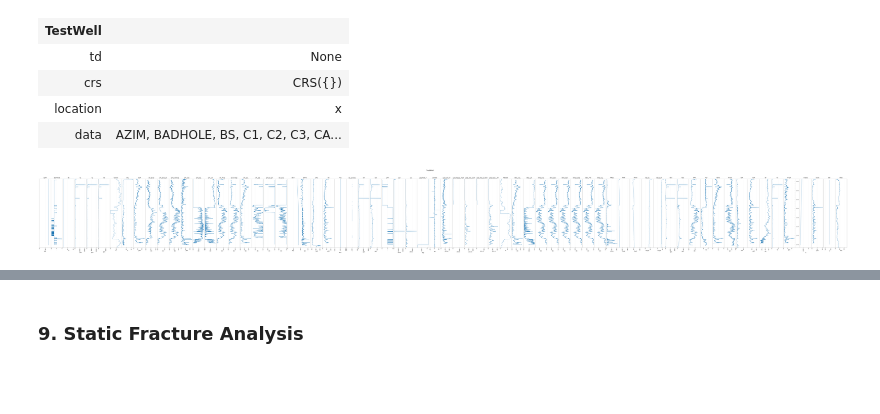
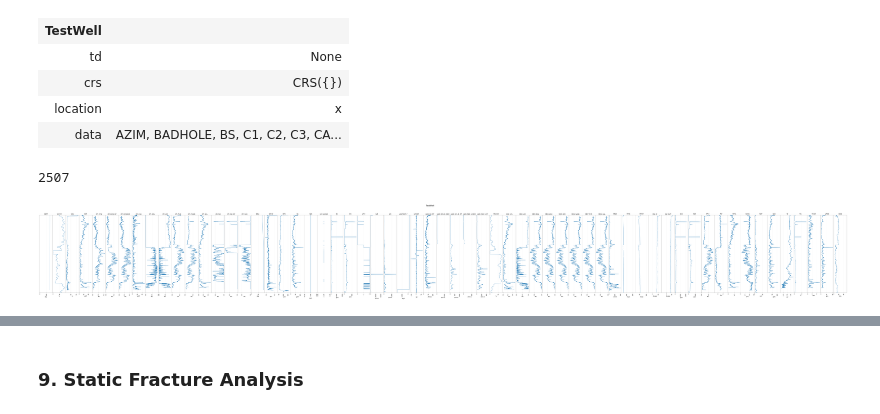
Before and after one commit to Zabamund/fracture-SFA, a Jupyter notebook: notebooks/SFA_Notebook.ipynb, the cells around one changed output, grey strips where cells are left out. Drawn from its saved outputs; the diff is of its cells as text; code cells hidden in the pictures; blank space fills up the shorter version.

```diff
--- a/notebooks/SFA_Notebook.ipynb
+++ b/notebooks/SFA_Notebook.ipynb
@@ -662,2 +671,12 @@ curves = [log_data.get_curve(curve) for curve in curves_for_ML]
 Shiranish_depth = tops[tops['Formations'] == 'Shiranish']['MD'].values[0]
 TD_depth = tops[tops['Formations'] == 'TD']['MD'].values[0]
+# %%
+# number of steps over interval
+intStart = Shiranish_depth
+intStop = TD_depth
+logstep = 0.1524
+
+nbSteps = int(round((intStop - intStart) / logstep))
+nbSteps
+# %% [output]
+2507
@@ -664,4 +686,5 @@ TD_depth = tops[tops['Formations'] == 'TD']['MD'].values[0]
 # %%
-log_data.plot(extents=(Shiranish_depth, TD_depth))
+tracks = list(input_curves.keys())
+log_data.plot(tracks=tracks, extents=(Shiranish_depth, TD_depth))
 # %% [output]
-[figure, old version]
+[figure, new version]
```
Also changed, not shown: parts of 19 cells of this notebook.
